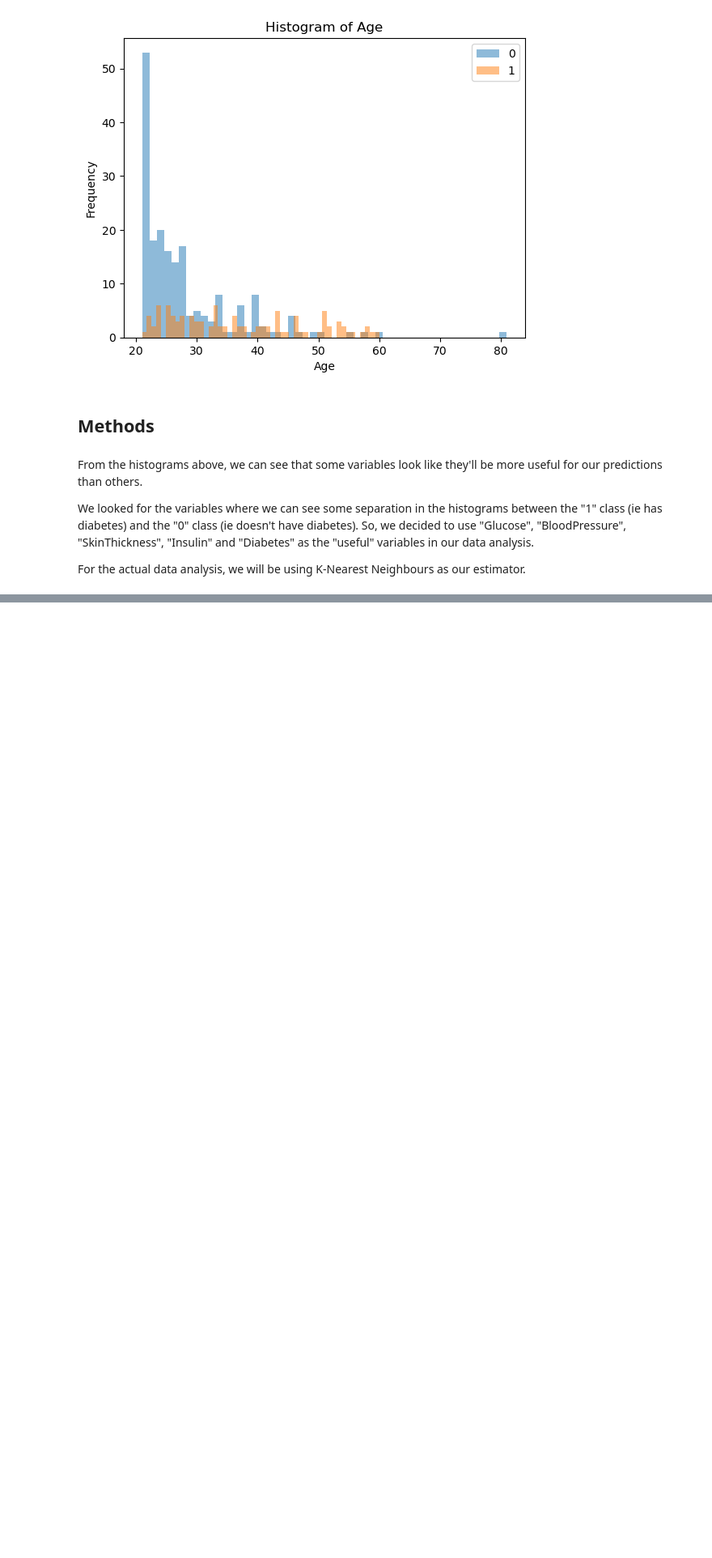
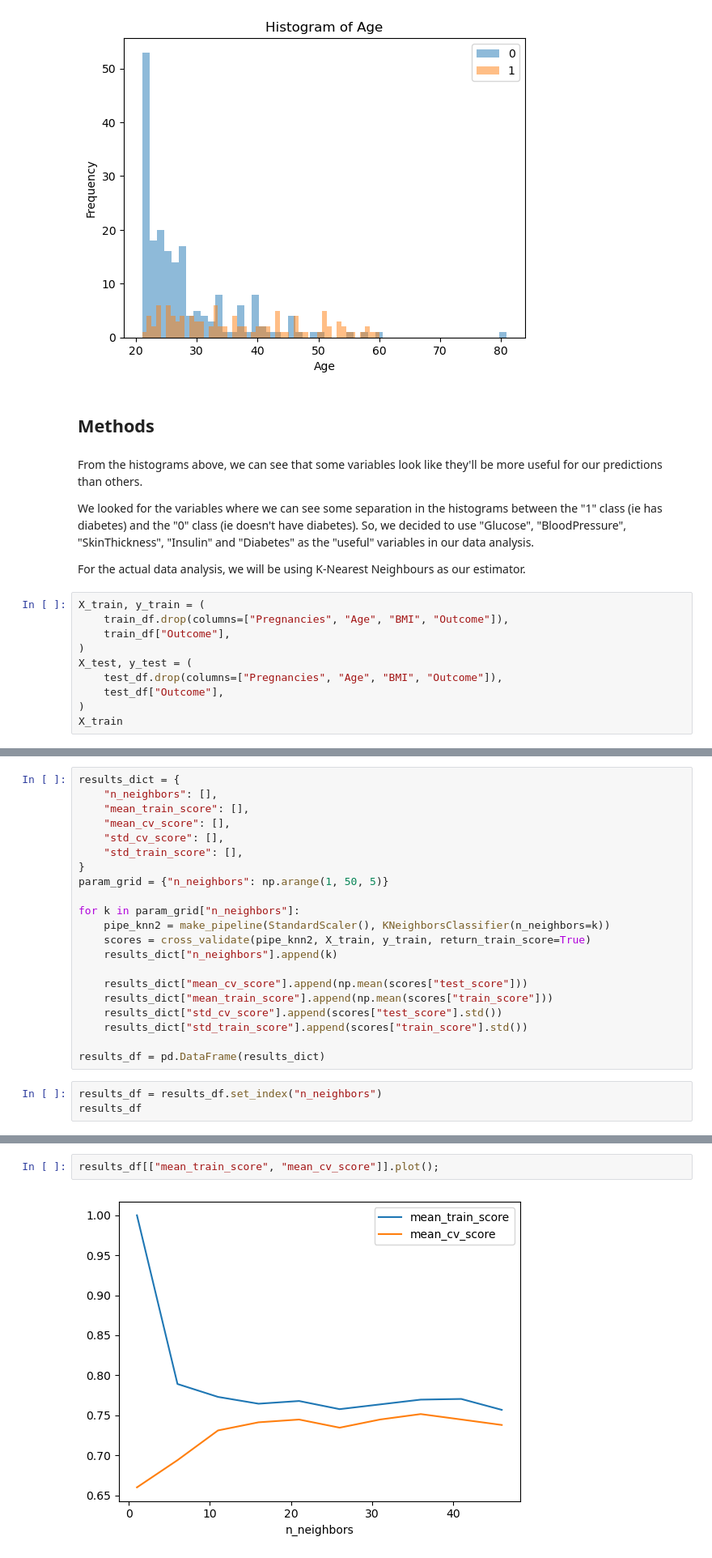
Before and after one commit to adipoluri/DSCI-100-Project, a Jupyter notebook: Proposal.ipynb, the cells around one changed output, grey strips where cells are left out. Shown: that part at 81% size. Cells and saved outputs as stored; diff of their text form; blank space fills up the shorter version.

```diff
--- a/Proposal.ipynb
+++ b/Proposal.ipynb
@@ -181,3 +186,13 @@ From the histograms above, we can see that some variables look like they'll be m
 We looked for the variables where we can see some separation in the histograms between the "1" class (ie has diabetes) and the "0" class (ie doesn't have diabetes). So, we decided to use "Glucose", "BloodPressure", "SkinThickness", "Insulin" and "Diabetes" as the "useful" variables in our data analysis.
 
 For the actual data analysis, we will be using K-Nearest Neighbours as our estimator.
+# %%
+X_train, y_train = (
+    train_df.drop(columns=["Pregnancies", "Age", "BMI", "Outcome"]),
+    train_df["Outcome"],
+)
+X_test, y_test = (
+    test_df.drop(columns=["Pregnancies", "Age", "BMI", "Outcome"]),
+    test_df["Outcome"],
+)
+X_train
@@ -183,0 +286,24 @@ For the actual data analysis, we will be using K-Nearest Neighbours as our estim
+# %%
+results_dict = {
+    "n_neighbors": [],
+    "mean_train_score": [],
+    "mean_cv_score": [],
+    "std_cv_score": [],
+    "std_train_score": [],
+}
+param_grid = {"n_neighbors": np.arange(1, 50, 5)}
+
+for k in param_grid["n_neighbors"]:
+    pipe_knn2 = make_pipeline(StandardScaler(), KNeighborsClassifier(n_neighbors=k))
+    scores = cross_validate(pipe_knn2, X_train, y_train, return_train_score=True)
+    results_dict["n_neighbors"].append(k)
+
+    results_dict["mean_cv_score"].append(np.mean(scores["test_score"]))
+    results_dict["mean_train_score"].append(np.mean(scores["train_score"]))
+    results_dict["std_cv_score"].append(scores["test_score"].std())
+    results_dict["std_train_score"].append(scores["train_score"].std())
+
+results_df = pd.DataFrame(results_dict)
+# %%
+results_df = results_df.set_index("n_neighbors")
+results_df
@@ -183,0 +323,4 @@ For the actual data analysis, we will be using K-Nearest Neighbours as our estim
+# %%
+results_df[["mean_train_score", "mean_cv_score"]].plot();
+# %% [output]
+[figure, added]
```
Also changed, not shown: parts of 12 cells of this notebook.
